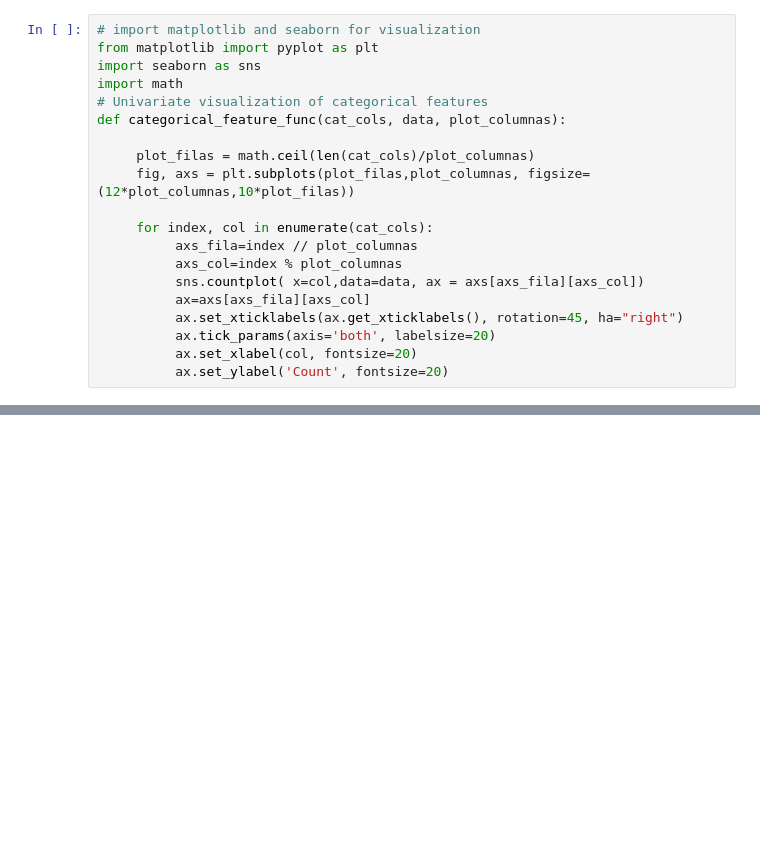
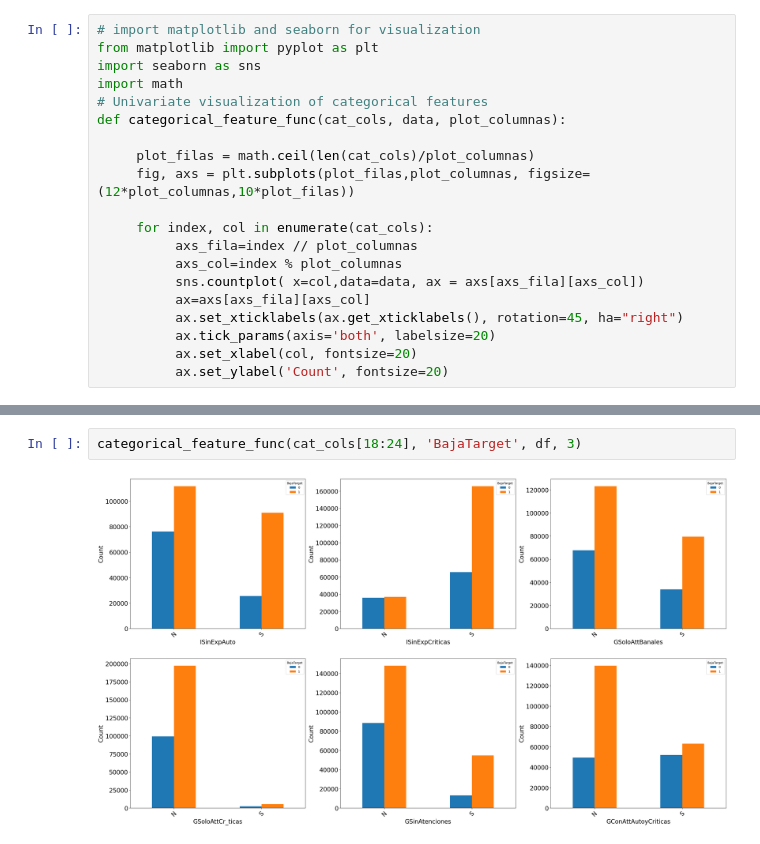
Before and after one commit to josiascs7/TechBI_MachineLearning, a Jupyter notebook: Practica Final/02 - URG Churn Model/Urgencias_Churn.ipynb, the cells around one changed output, grey strips where cells are left out. Drawn from its saved outputs; the diff is of its cells as text; blank space fills up the shorter version.

```diff
--- a/Practica Final/02 - URG Churn Model/Urgencias_Churn.ipynb
+++ b/Practica Final/02 - URG Churn Model/Urgencias_Churn.ipynb
@@ -192,0 +210,4 @@ df.groupby('Baja_Target')['Edad'].mean()
+# %%
+categorical_feature_func(cat_cols[18:24], 'BajaTarget', df, 3)
+# %% [output]
+[figure, added]
```
Also changed, not shown: parts of 12 cells of this notebook.
